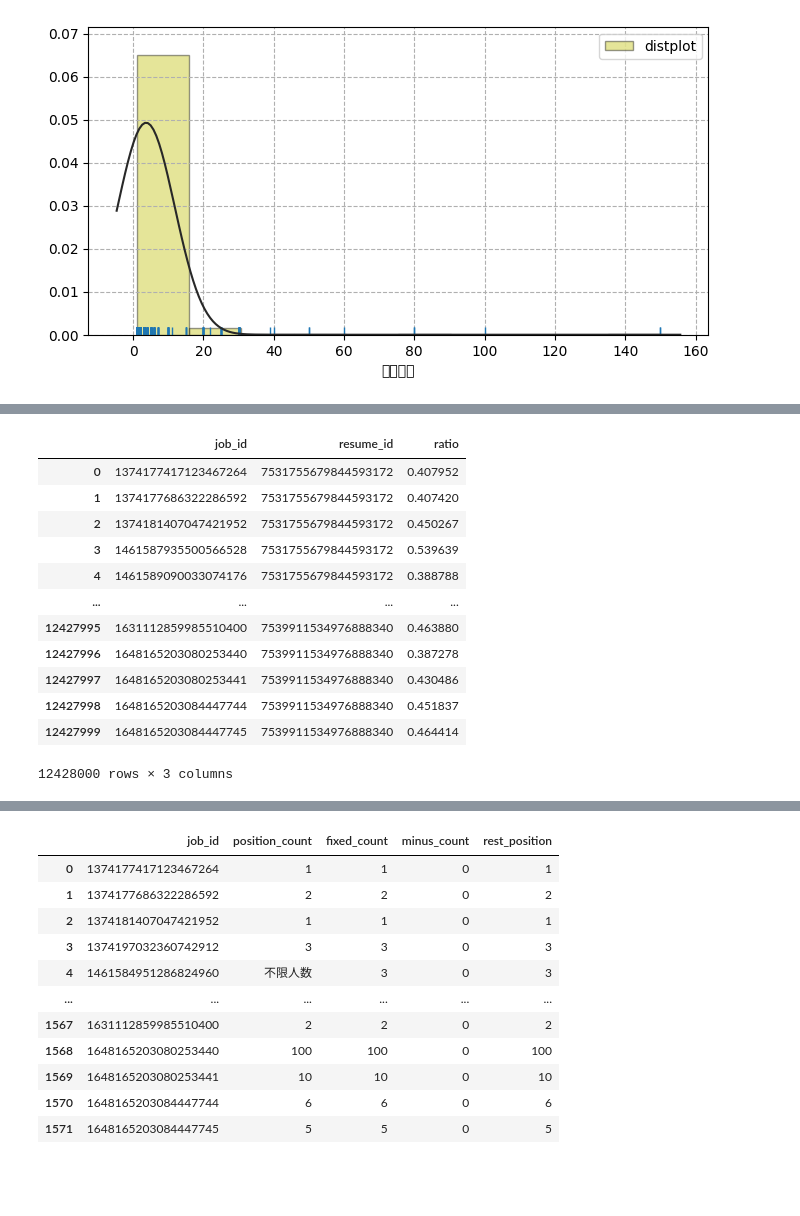
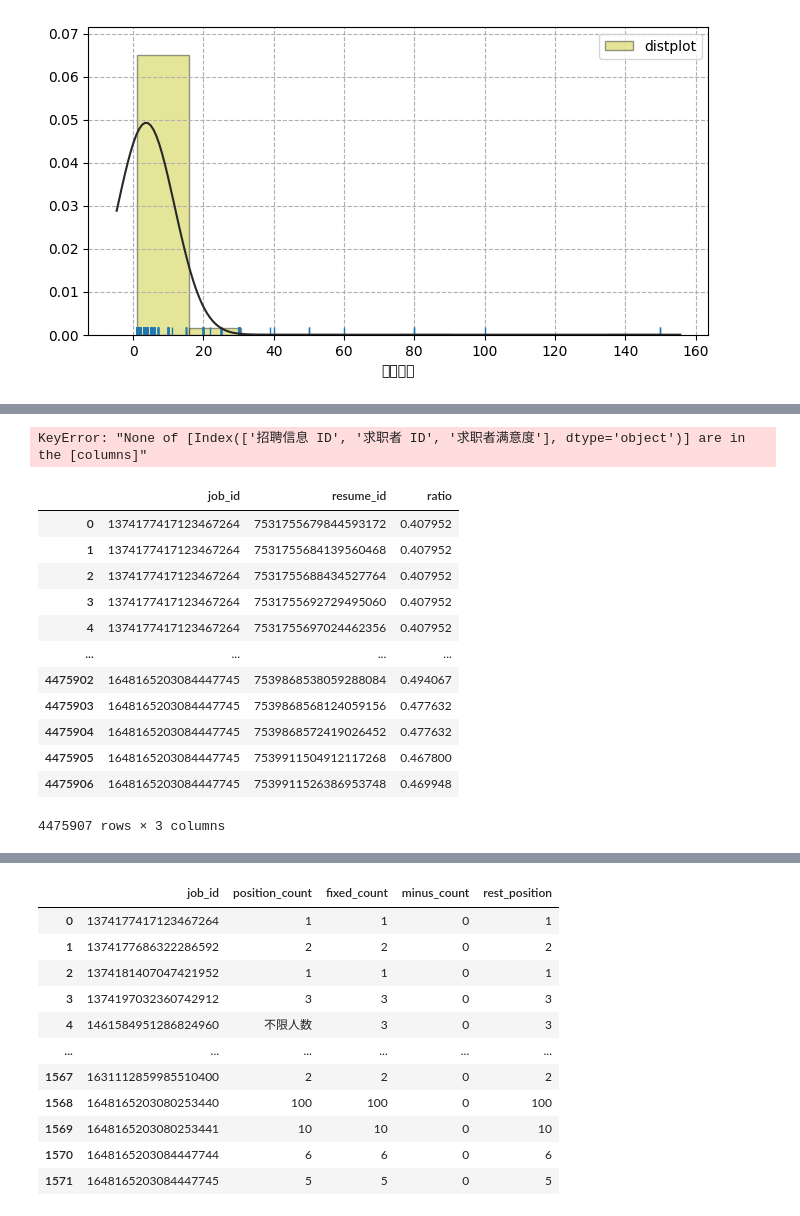
Before and after one commit to zyaaagit/taidi-d, a Jupyter notebook: code/Q4/Q4_rec.ipynb, the cells around one changed output, grey strips where cells are left out. Cells and saved outputs as stored; diff of their text form; code cells hidden in the pictures; blank space fills up the shorter version.

```diff
--- a/code/Q4/Q4_rec.ipynb
+++ b/code/Q4/Q4_rec.ipynb
@@ -94,23 +98,29 @@ resume_match
 # %%
-resume_match_job = resume_match[['招聘信息 ID', '求职者 ID', '求职者满意度']].copy()
-resume_match_job.columns = ['job_id', 'resume_id', 'ratio']
-joblist_match_resume = joblist_match[['招聘信息 ID', '求职者 ID', '岗位匹配度']].copy()
-joblist_match_resume.columns = ['job_id', 'resume_id', 'ratio']
-resume_match_job
+# resume_match_job = resume_match[['招聘信息 ID', '求职者 ID', '求职者满意度']].copy()
+# resume_match_job.columns = ['job_id', 'resume_id', 'ratio']
+# joblist_match_resume = joblist_match[['招聘信息 ID', '求职者 ID', '岗位匹配度']].copy()
+# joblist_match_resume.columns = ['job_id', 'resume_id', 'ratio']
+# resume_match_job
 # %% [output]
-|  | job_id | resume_id | ratio |
-| 0 | 1374177417123467264 | 7531755679844593172 | 0.407952 |
-| 1 | 1374177686322286592 | 7531755679844593172 | 0.407420 |
-| 2 | 1374181407047421952 | 7531755679844593172 | 0.450267 |
-| 3 | 1461587935500566528 | 7531755679844593172 | 0.539639 |
-| 4 | 1461589090033074176 | 7531755679844593172 | 0.388788 |
-| ... | ... | ... | ... |
-| 12427995 | 1631112859985510400 | 7539911534976888340 | 0.463880 |
-| 12427996 | 1648165203080253440 | 7539911534976888340 | 0.387278 |
-| 12427997 | 1648165203080253441 | 7539911534976888340 | 0.430486 |
-| 12427998 | 1648165203084447744 | 7539911534976888340 | 0.451837 |
-| 12427999 | 1648165203084447745 | 7539911534976888340 | 0.464414 |
-12428000 rows × 3 columns
+KeyError: "None of [Index(['招聘信息 ID', '求职者 ID', '求职者满意度'], dtype='object')] are in the [columns]"
+# %%
+resume_match_job = resume_match.copy()
+joblist_match_resume = joblist_match.copy()
+resume_match_job
+# %% [output]
+|  | job_id | resume_id | ratio |
+| 0 | 1374177417123467264 | 7531755679844593172 | 0.407952 |
+| 1 | 1374177417123467264 | 7531755684139560468 | 0.407952 |
+| 2 | 1374177417123467264 | 7531755688434527764 | 0.407952 |
+| 3 | 1374177417123467264 | 7531755692729495060 | 0.407952 |
+| 4 | 1374177417123467264 | 7531755697024462356 | 0.407952 |
+| ... | ... | ... | ... |
+| 4475902 | 1648165203084447745 | 7539868538059288084 | 0.494067 |
+| 4475903 | 1648165203084447745 | 7539868568124059156 | 0.477632 |
+| 4475904 | 1648165203084447745 | 7539868572419026452 | 0.477632 |
+| 4475905 | 1648165203084447745 | 7539911504912117268 | 0.467800 |
+| 4475906 | 1648165203084447745 | 7539911526386953748 | 0.469948 |
+4475907 rows × 3 columns
 # %%
 joblist_match_resume
 # %% [output]
```
Also changed, not shown: parts of 13 cells of this notebook, 1 other file.
